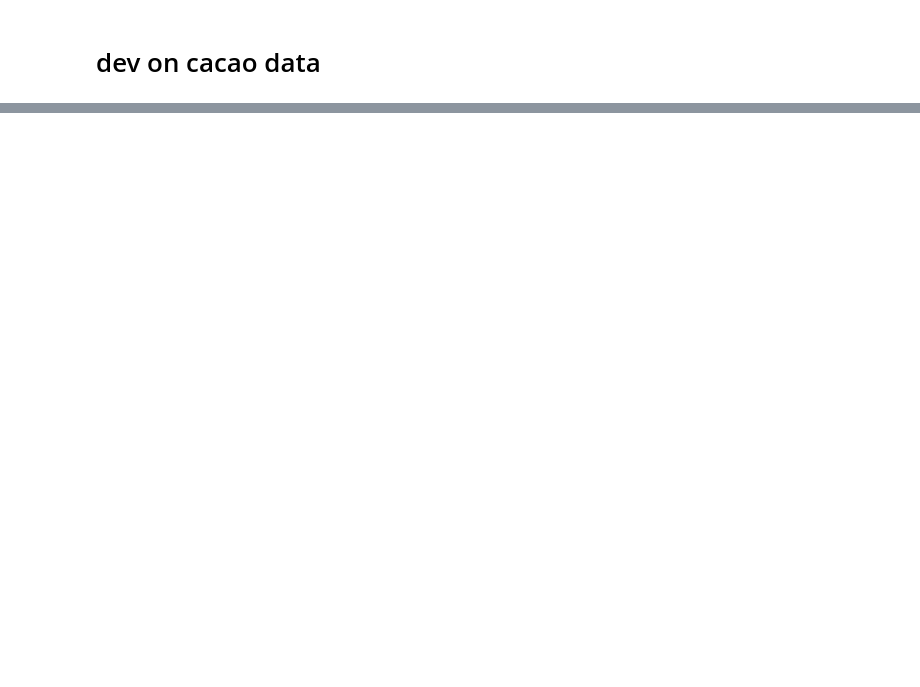
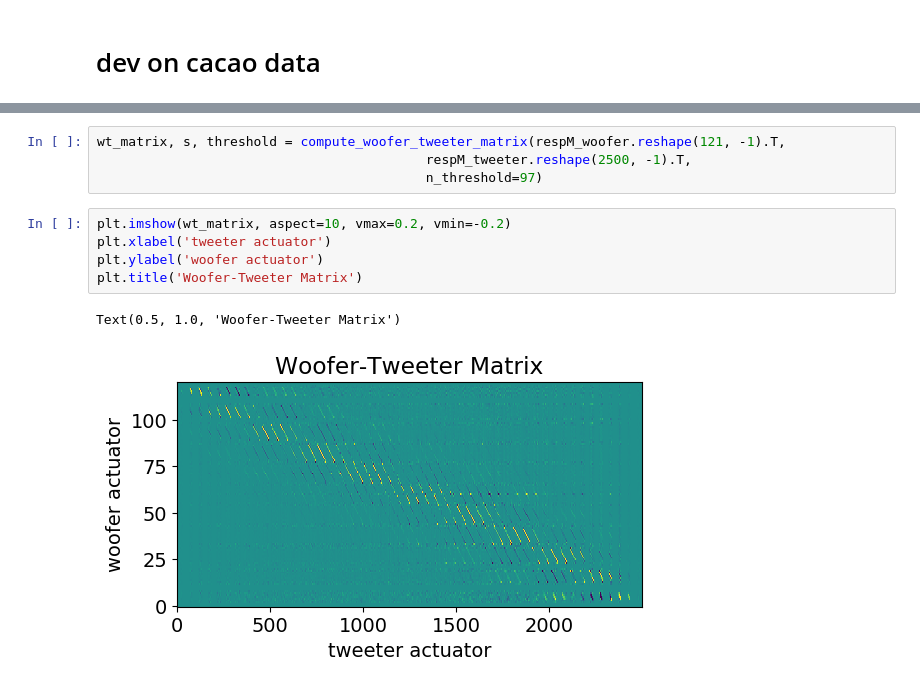
Before and after one commit to magao-x/magpyx, a Jupyter notebook: notebooks/woofer_tweeter_offloading_dev.ipynb, the cells around one changed output, grey strips where cells are left out. Saved outputs shown, nothing was run; the diff lists cells and outputs as text; blank space fills up the shorter version.

```diff
--- a/notebooks/woofer_tweeter_offloading_dev.ipynb
+++ b/notebooks/woofer_tweeter_offloading_dev.ipynb
@@ -126,0 +149,12 @@ plot_singular_values(s, threshold)
+# %%
+wt_matrix, s, threshold = compute_woofer_tweeter_matrix(respM_woofer.reshape(121, -1).T,
+                                          respM_tweeter.reshape(2500, -1).T,
+                                          n_threshold=97)
+# %%
+plt.imshow(wt_matrix, aspect=10, vmax=0.2, vmin=-0.2)
+plt.xlabel('tweeter actuator')
+plt.ylabel('woofer actuator')
+plt.title('Woofer-Tweeter Matrix')
+# %% [output]
+Text(0.5, 1.0, 'Woofer-Tweeter Matrix')
+[figure, added]
```
Also changed, not shown: parts of 10 cells of this notebook, 1 other file.
